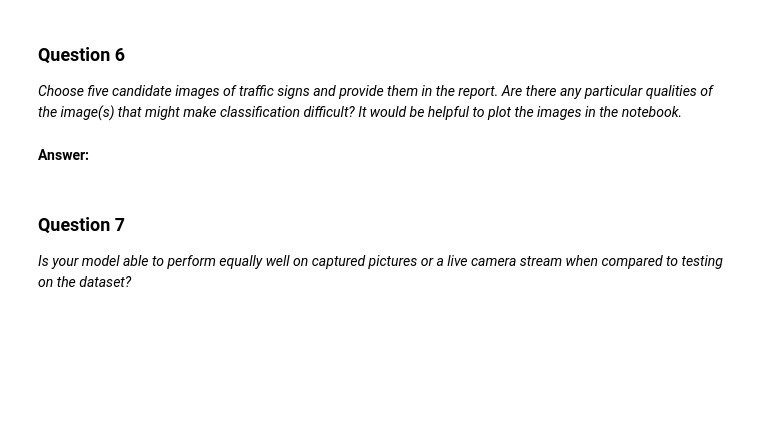
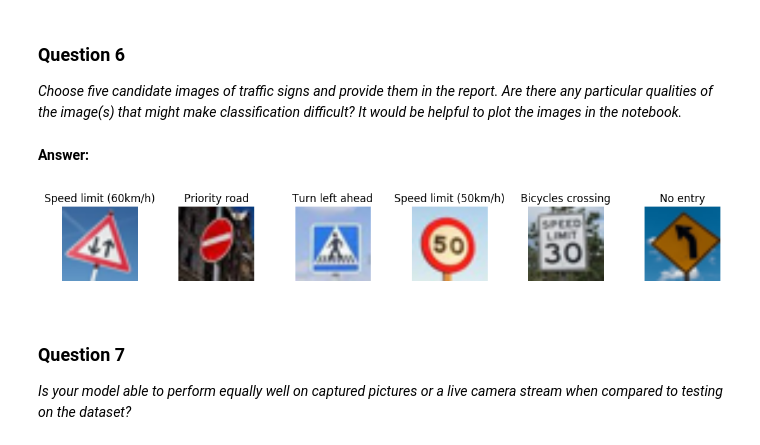
Before and after one commit to qqquan/CarND_p2_traffic_sign_classifier, a Jupyter notebook: Traffic_Signs_Recognition.ipynb, the cells around one changed output. Drawn from its saved outputs; the diff is of its cells as text; code cells hidden in the pictures; blank space fills up the shorter version.

Commit message:
add prediction

```diff
--- a/Traffic_Signs_Recognition.ipynb
+++ b/Traffic_Signs_Recognition.ipynb
@@ -702,0 +733,5 @@ _Choose five candidate images of traffic signs and provide them in the report. A
+# %%
+NewImg_Prediction_Prob, NewImg_Prediction_Class = TraffSign_predictImages(session         = TraffSign_Session,
+                                                                          top_k           = 5,
+                                                                          ls_input_matrix = TrafSign_NewImgDataset,
+                                                     )
@@ -703,3 +743,9 @@ _Choose five candidate images of traffic signs and provide them in the report. A
+# %%
+SignDict = TraffSign_loadSignDict('signnames.csv')
+
+TrafSign_VisualizeTopPrediction(TrafSign_NewImgDataset, SignDict, NewImg_Prediction_Class)
+# %% [output]
+[figure, added]
 # %% [markdown]
 ### Question 7
 
```
Also changed, not shown: parts of 12 cells of this notebook, 2 other files.
